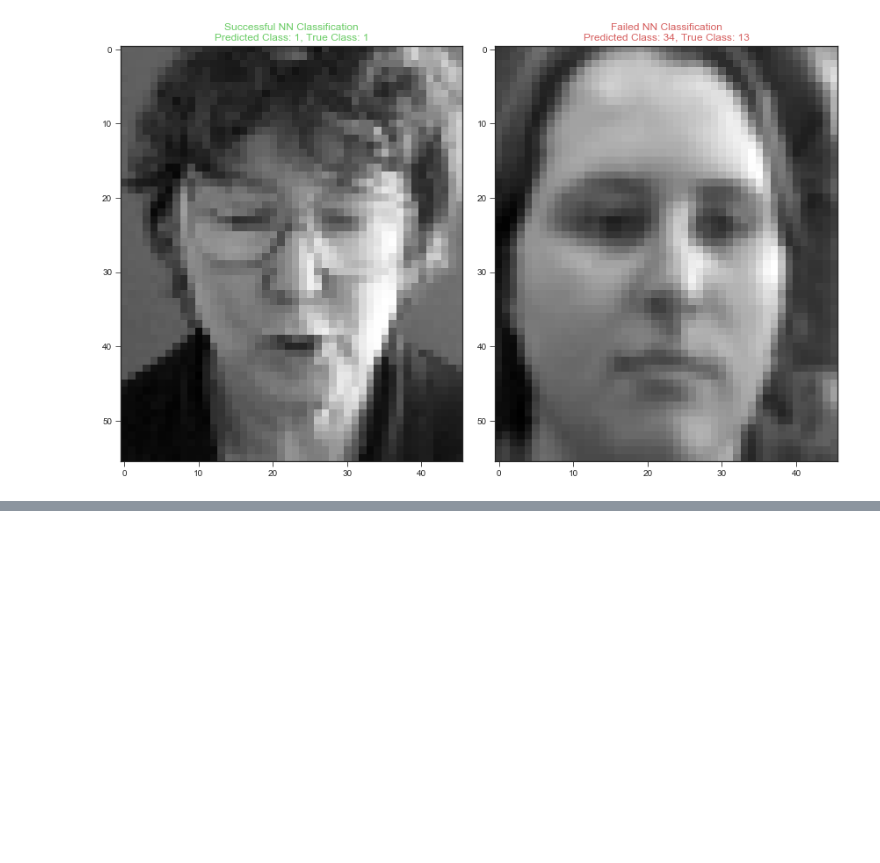
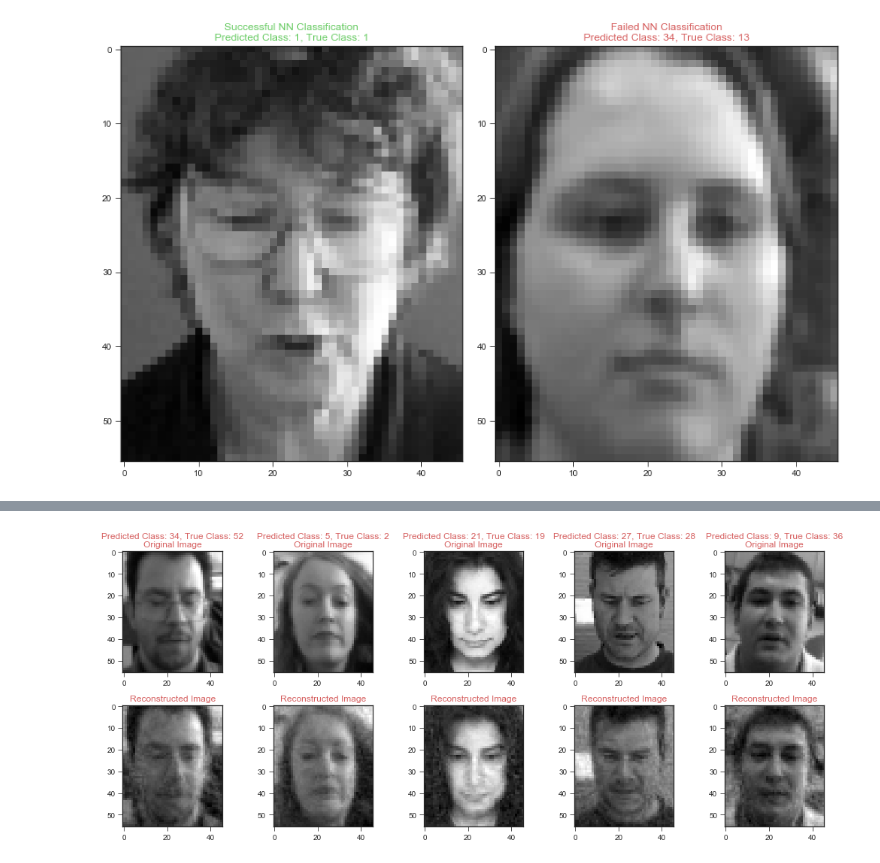
Before and after one commit to RajanPatel97/PCA-and-PCA-LDA-Ensemble-for-Face-Recognition, a Jupyter notebook: Q3 P1.ipynb, the cells around one changed output, grey strips where cells are left out. Cells and saved outputs as stored; diff of their text form; code cells hidden in the pictures; blank space fills up the shorter version.

```diff
--- a/Q3 P1.ipynb
+++ b/Q3 P1.ipynb
@@ -1138,7 +1114,7 @@ n_estimators = 50
 M0 = M0_ideal
 M1 = M1_ideal
 
-verbose = False
+verbose = True
 
 standard = False
 #M__pca_ideal = 147
@@ -1284,0 +1281,32 @@ Accuracy of ensemble estimator = 94.23%
+# %%
+X_hat = pca.inverse_transform(W_test)
+
+col_index = 0
+
+# prettify plots
+plt.rcParams['figure.figsize'] = [14.0, 6.0]
+sns.set_palette(sns.color_palette("muted"))
+_palette = sns.color_palette("muted")
+sns.set_style("ticks")
+
+
+fig, axes = plt.subplots(ncols=5, nrows=2)
+
+
+
+
+for y, y_, x_, x in zip(y_hat, y_test.T.ravel(), X_hat, X_test.T):
+    if (y != y_):
+        axes[0,col_index].imshow(x.reshape(46,56).T,
+                       cmap=plt.get_cmap('gray'))
+        axes[0,col_index].set_title(
+            'Predicted Class: %d, True Class: %d' % (y, y_) + '\nOriginal Image', color=_palette[2])
+        axes[1,col_index].imshow(x_.reshape(46,56).T,
+                       cmap=plt.get_cmap('gray'))
+        axes[1,col_index].set_title(
+            'Reconstructed Image', color=_palette[2])
+        col_index = col_index + 1
+
+fig.tight_layout()
+# %% [output]
+[figure, added]
```
Also changed, not shown: parts of 12 cells of this notebook.
